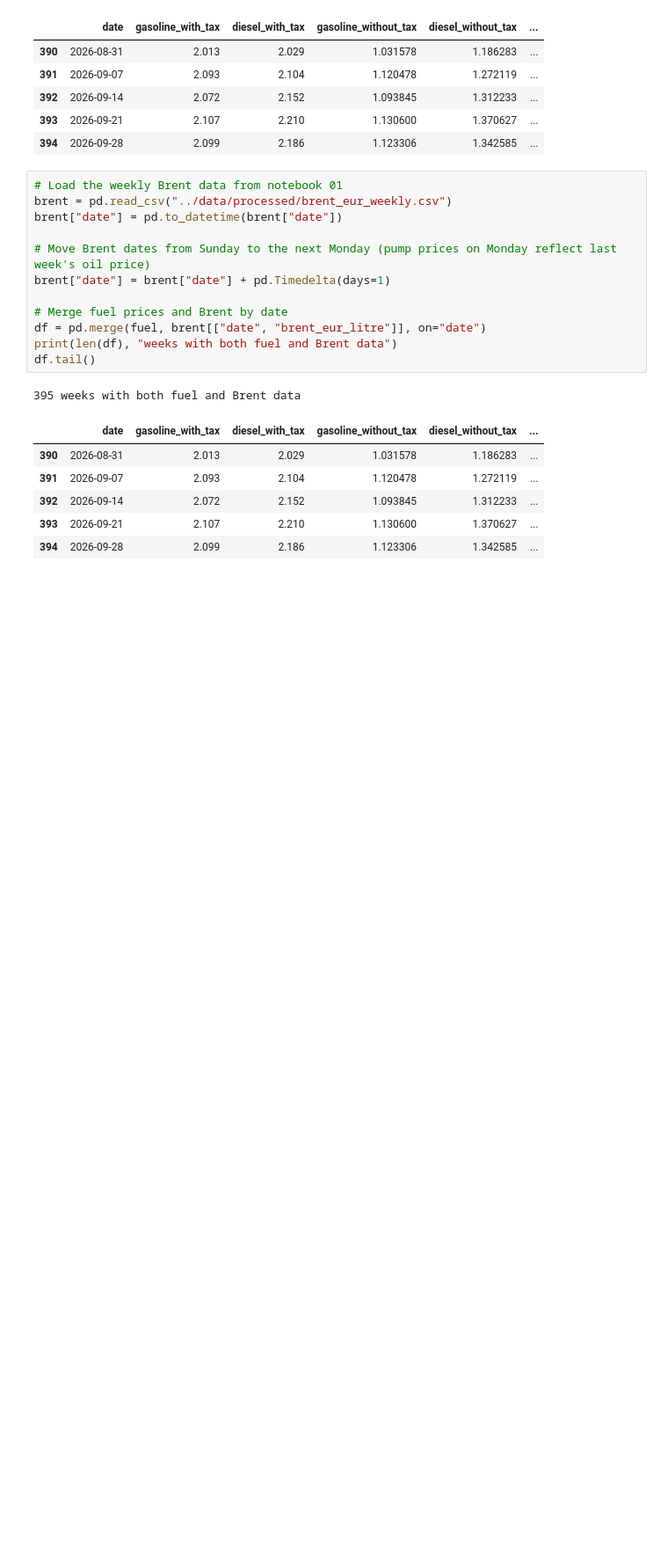
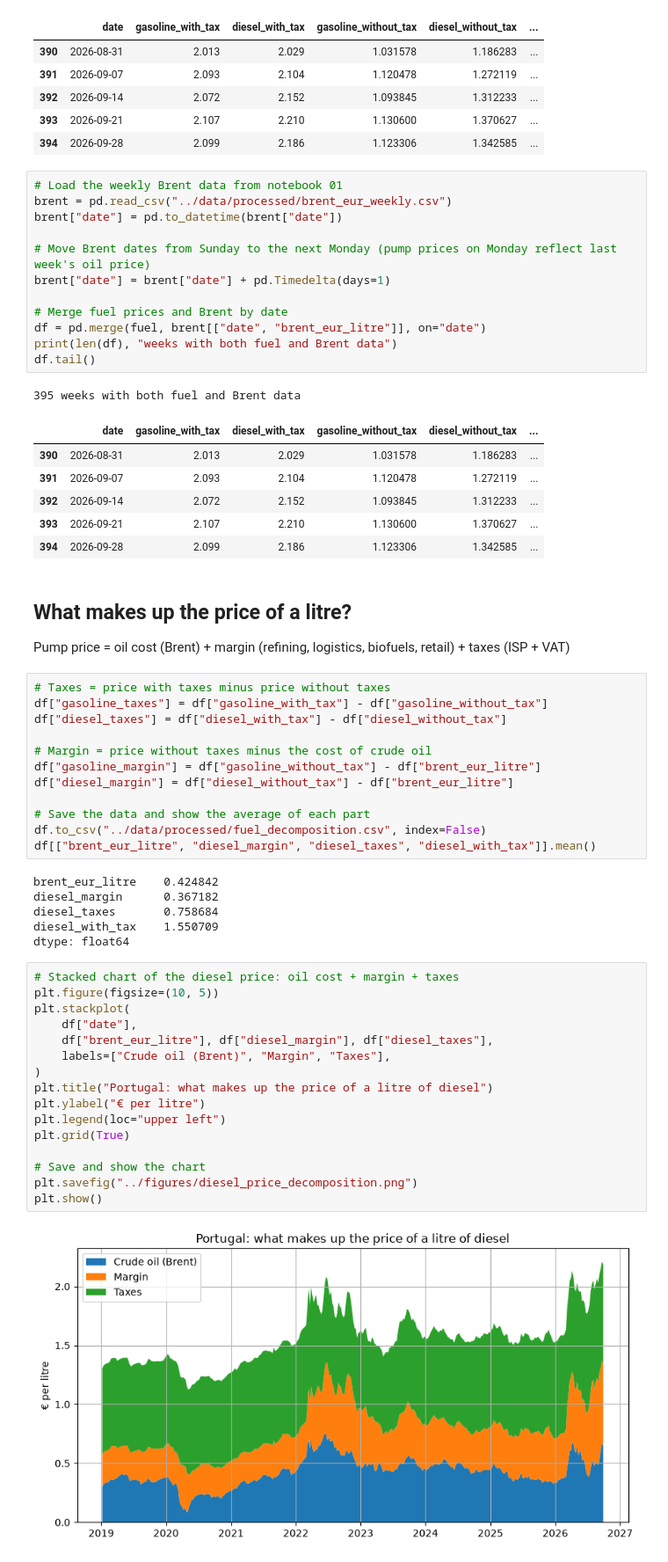
Before and after one commit to josepaulonunes/fuel-prices-portugal, a Jupyter notebook: notebooks/02_fuel_prices.ipynb, the cells around one changed output. Shown at 88% size. Cells and saved outputs as stored; diff of their text form; blank space fills up the shorter version.

Commit message:
Decompose pump prices into oil cost, margin and taxes

```diff
--- a/notebooks/02_fuel_prices.ipynb
+++ b/notebooks/02_fuel_prices.ipynb
@@ -133,3 +133,42 @@ df.tail()
 | 392 | 2026-09-14 | 2.072 | 2.152 | 1.093845 | 1.312233 | ... |
 | 393 | 2026-09-21 | 2.107 | 2.210 | 1.130600 | 1.370627 | ... |
 | 394 | 2026-09-28 | 2.099 | 2.186 | 1.123306 | 1.342585 | ... |
+# %% [markdown]
+## What makes up the price of a litre?
+Pump price = oil cost (Brent) + margin (refining, logistics, biofuels, retail) + taxes (ISP + VAT)
+# %%
+# Taxes = price with taxes minus price without taxes
+df["gasoline_taxes"] = df["gasoline_with_tax"] - df["gasoline_without_tax"]
+df["diesel_taxes"] = df["diesel_with_tax"] - df["diesel_without_tax"]
+
+# Margin = price without taxes minus the cost of crude oil
+df["gasoline_margin"] = df["gasoline_without_tax"] - df["brent_eur_litre"]
+df["diesel_margin"] = df["diesel_without_tax"] - df["brent_eur_litre"]
+
+# Save the data and show the average of each part
+df.to_csv("../data/processed/fuel_decomposition.csv", index=False)
+df[["brent_eur_litre", "diesel_margin", "diesel_taxes", "diesel_with_tax"]].mean()
+# %% [output]
+brent_eur_litre    0.424842
+diesel_margin      0.367182
+diesel_taxes       0.758684
+diesel_with_tax    1.550709
+dtype: float64
+# %%
+# Stacked chart of the diesel price: oil cost + margin + taxes
+plt.figure(figsize=(10, 5))
+plt.stackplot(
+    df["date"],
+    df["brent_eur_litre"], df["diesel_margin"], df["diesel_taxes"],
+    labels=["Crude oil (Brent)", "Margin", "Taxes"],
+)
+plt.title("Portugal: what makes up the price of a litre of diesel")
+plt.ylabel("€ per litre")
+plt.legend(loc="upper left")
+plt.grid(True)
+
+# Save and show the chart
+plt.savefig("../figures/diesel_price_decomposition.png")
+plt.show()
+# %% [output]
+[figure, added]
```
Also changed, not shown: 2 other files.
